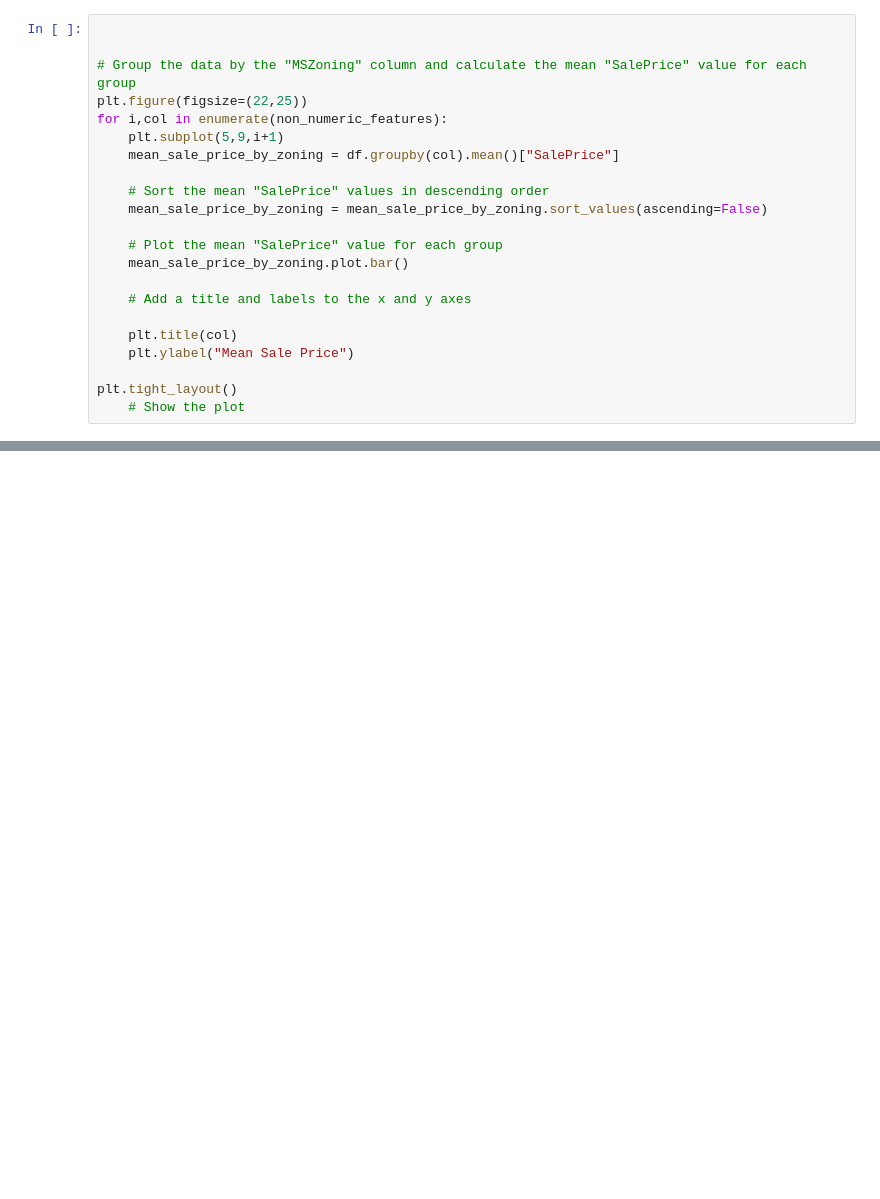
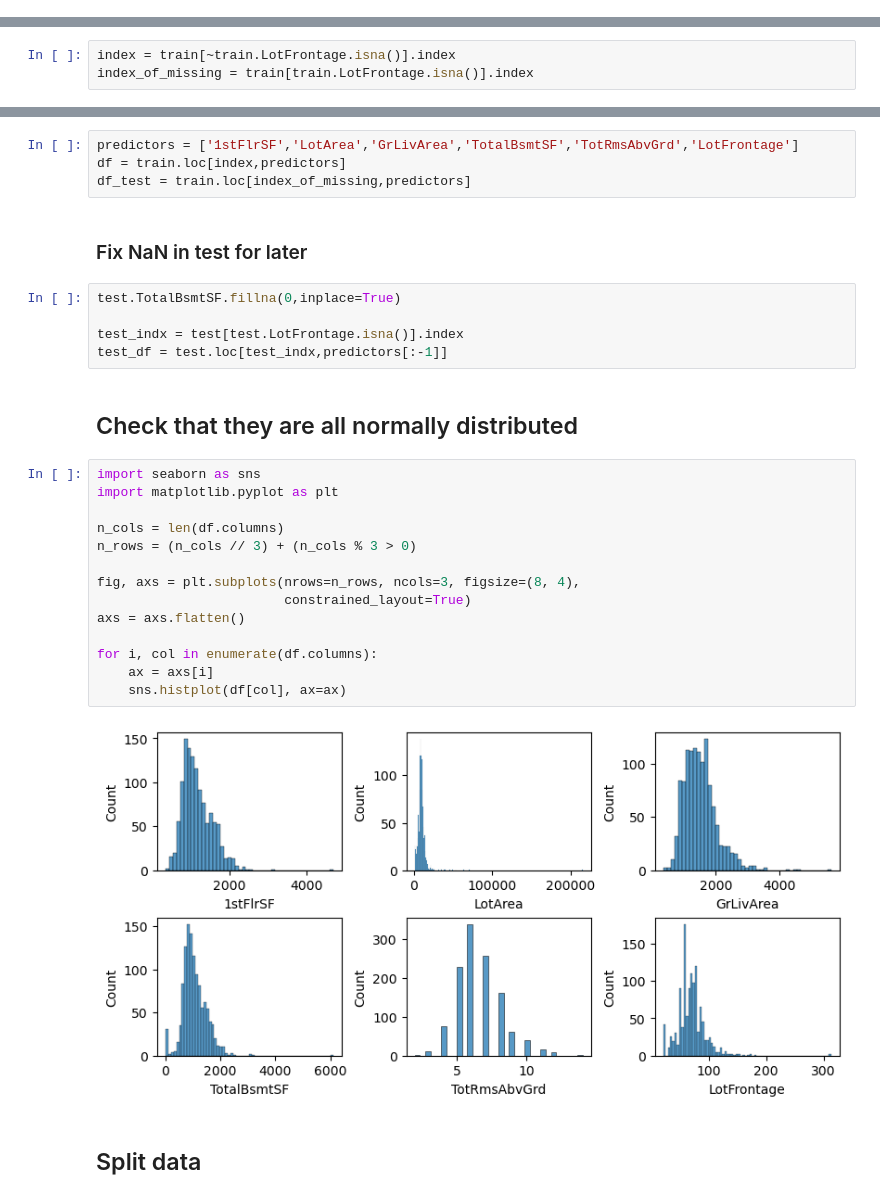
Before and after one commit to tryko/y_data_Itay_asaf_, a Jupyter notebook: Kaggle/Kaggle_ASAF.ipynb, the cells around one changed output, grey strips where cells are left out. Cells and saved outputs as stored; diff of their text form; blank space fills up the shorter version.

```diff
--- a/Kaggle/Kaggle_ASAF.ipynb
+++ b/Kaggle/Kaggle_ASAF.ipynb
@@ -508,22 +0,0 @@ Index(['MSZoning', 'Street', 'Alley', 'LotShape', 'LandContour', 'Utilities',
-# %%
-
-
-# Group the data by the "MSZoning" column and calculate the mean "SalePrice" value for each group
-plt.figure(figsize=(22,25))
-for i,col in enumerate(non_numeric_features):
-    plt.subplot(5,9,i+1)
-    mean_sale_price_by_zoning = df.groupby(col).mean()["SalePrice"]
-
-    # Sort the mean "SalePrice" values in descending order
-    mean_sale_price_by_zoning = mean_sale_price_by_zoning.sort_values(ascending=False)
-
-    # Plot the mean "SalePrice" value for each group
-    mean_sale_price_by_zoning.plot.bar()
-
-    # Add a title and labels to the x and y axes
-
-    plt.title(col)
-    plt.ylabel("Mean Sale Price")
-
-plt.tight_layout()
-    # Show the plot
@@ -698,0 +52,3 @@ Text(0, 0.5, 'std Sale Price')
+# %%
+index = train[~train.LotFrontage.isna()].index
+index_of_missing = train[train.LotFrontage.isna()].index
@@ -698,0 +75,31 @@ Text(0, 0.5, 'std Sale Price')
+# %%
+predictors = ['1stFlrSF','LotArea','GrLivArea','TotalBsmtSF','TotRmsAbvGrd','LotFrontage']
+df = train.loc[index,predictors]
+df_test = train.loc[index_of_missing,predictors]
+# %% [markdown]
+### Fix NaN in test for later
+# %%
+test.TotalBsmtSF.fillna(0,inplace=True)
+
+test_indx = test[test.LotFrontage.isna()].index
+test_df = test.loc[test_indx,predictors[:-1]]
+# %% [markdown]
+## Check that they are all normally distributed
+# %%
+import seaborn as sns
+import matplotlib.pyplot as plt
+
+n_cols = len(df.columns)
+n_rows = (n_cols // 3) + (n_cols % 3 > 0)
+
+fig, axs = plt.subplots(nrows=n_rows, ncols=3, figsize=(8, 4),
+                        constrained_layout=True)
+axs = axs.flatten()
+
+for i, col in enumerate(df.columns):
+    ax = axs[i]
+    sns.histplot(df[col], ax=ax)
+# %% [output]
+[figure, added]
+# %% [markdown]
+## Split data
```
Also changed, not shown: parts of 157 cells of this notebook, 6 other files.
